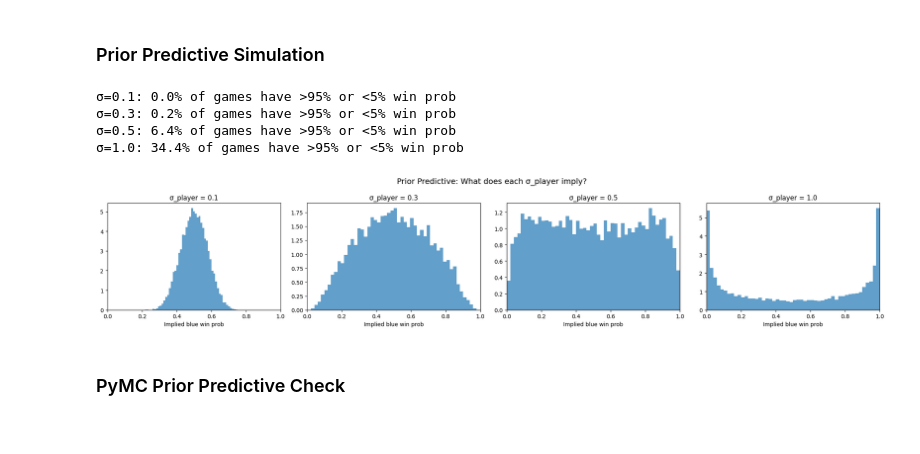
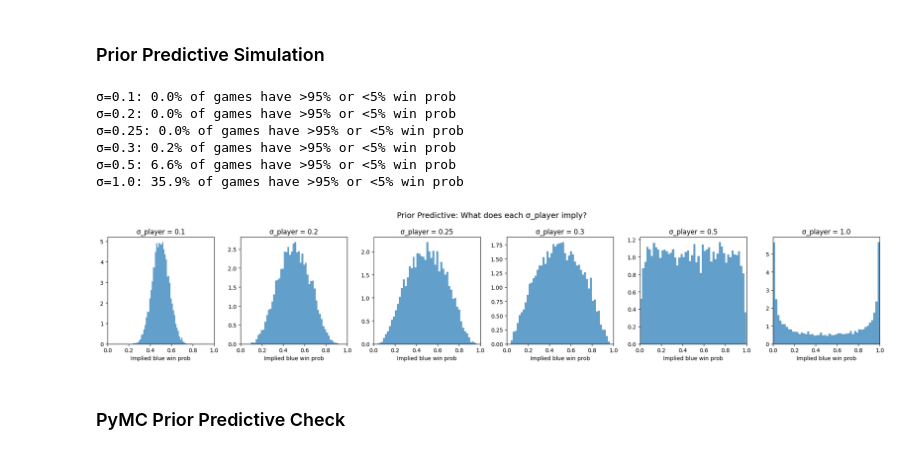
Before and after one commit to njqm20/BayesianLeague, a Jupyter notebook: notebooks/model.ipynb, the cells around one changed output. Saved outputs shown, nothing was run; the diff lists cells and outputs as text; code cells hidden in the pictures.

```diff
--- a/notebooks/model.ipynb
+++ b/notebooks/model.ipynb
@@ -104,32 +104,37 @@ Champs with <10 games: 41
 # %% [markdown]
 ### Prior Predictive Simulation
 # %%
-sigma_candidates = [0.1, 0.3, 0.5, 1.0]
+sigma_candidates = [0.1, 0.2, 0.25, 0.3, 0.5, 1.0]
 
 fig, axes = plt.subplots(1, len(sigma_candidates), figsize=(20, 4))
 
+# This code lets us explore the effects of choosing different priors.
+# Specifically, it samples from a normal distribution to show what each sigma means for our assumptions
+# Player hidden skil follows a normal distribution. Win distribution is then plotted
 for ax, sigma_val in zip(axes, sigma_candidates):
     player_effects = np.random.normal(0, sigma_val, size=(10000, 10))
     net_advantage = player_effects[:, :5].sum(axis=1) - player_effects[:, 5:].sum(axis=1)
     win_prob = 1 / (1 + np.exp(-net_advantage))
 
     ax.hist(win_prob, bins=50, density=True, alpha=0.7)
     ax.set_title(f"σ_player = {sigma_val}")
     ax.set_xlabel("Implied blue win prob")
     ax.set_xlim(0, 1)
 
     extreme = ((win_prob < 0.05) | (win_prob > 0.95)).mean()
     print(f"σ={sigma_val}: {extreme:.1%} of games have >95% or <5% win prob")
 
 plt.suptitle("Prior Predictive: What does each σ_player imply?", fontsize=14)
 plt.tight_layout()
 plt.show()
 # %% [output]
 σ=0.1: 0.0% of games have >95% or <5% win prob
+σ=0.2: 0.0% of games have >95% or <5% win prob
+σ=0.25: 0.0% of games have >95% or <5% win prob
 σ=0.3: 0.2% of games have >95% or <5% win prob
-σ=0.5: 6.4% of games have >95% or <5% win prob
-σ=1.0: 34.4% of games have >95% or <5% win prob
+σ=0.5: 6.6% of games have >95% or <5% win prob
+σ=1.0: 35.9% of games have >95% or <5% win prob
-[figure, old version]
+[figure, new version]
 # %% [markdown]
 ### PyMC Prior Predictive Check
 # %%
```
Also changed, not shown: parts of 2 cells of this notebook.
